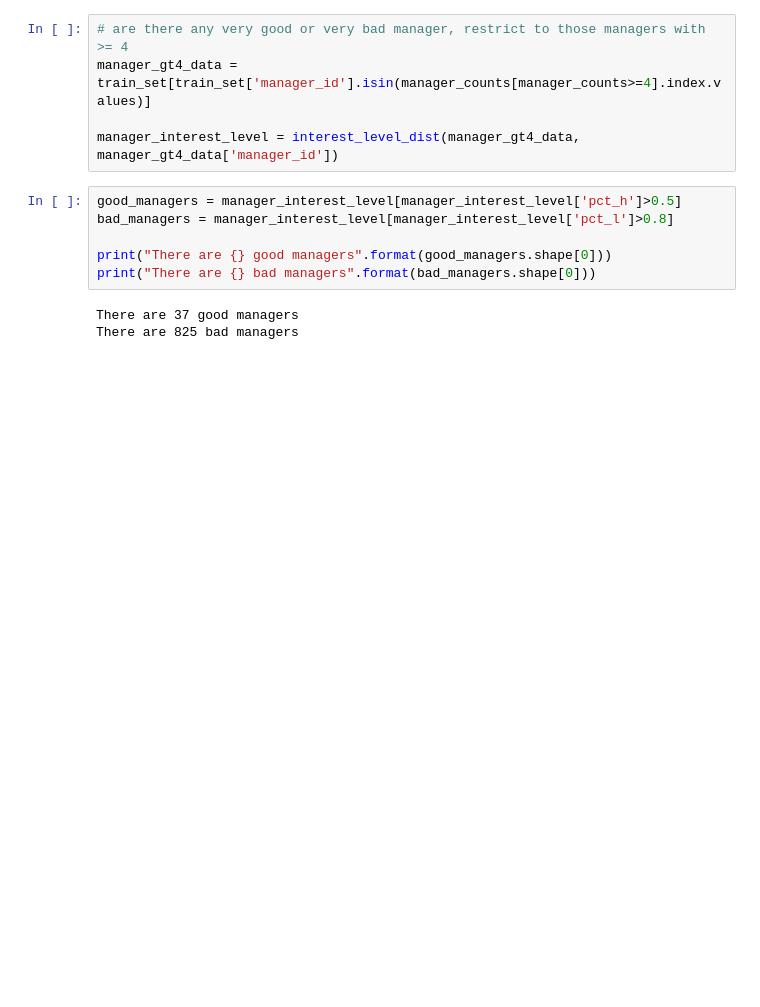
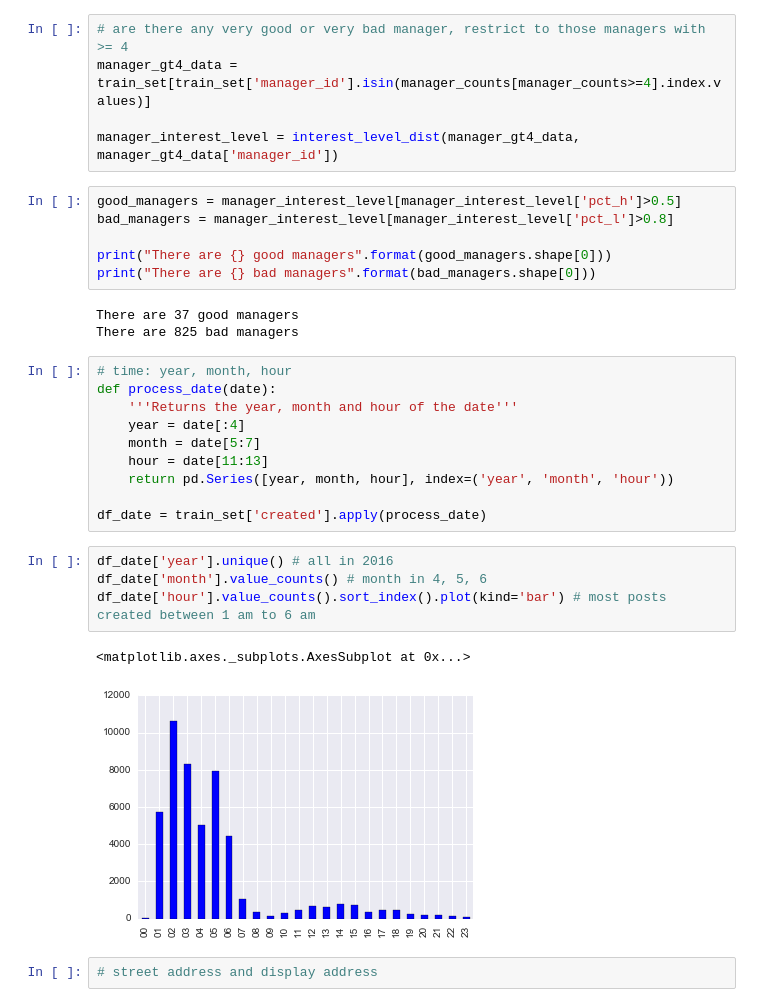
Before and after one commit to al825/Reatal_List_Classification, a Jupyter notebook: rental_list_classification.ipynb, the cells around one changed output. Saved outputs shown, nothing was run; the diff lists cells and outputs as text; blank space fills up the shorter version.

Commit message:
Extract year, month and hour from the 'created' date column.

```diff
--- a/rental_list_classification.ipynb
+++ b/rental_list_classification.ipynb
@@ -610,3 +610,22 @@ print("There are {} bad managers".format(bad_managers.shape[0]))
 # %% [output]
 There are 37 good managers
 There are 825 bad managers
+# %%
+# time: year, month, hour
+def process_date(date):
+    '''Returns the year, month and hour of the date'''
+    year = date[:4]
+    month = date[5:7]
+    hour = date[11:13]
+    return pd.Series([year, month, hour], index=('year', 'month', 'hour'))
+
+df_date = train_set['created'].apply(process_date)
+# %%
+df_date['year'].unique() # all in 2016
+df_date['month'].value_counts() # month in 4, 5, 6
+df_date['hour'].value_counts().sort_index().plot(kind='bar') # most posts created between 1 am to 6 am
+# %% [output]
+<matplotlib.axes._subplots.AxesSubplot at 0x...>
+[figure, added]
+# %%
+# street address and display address
```
Also changed, not shown: parts of 3 cells of this notebook.
